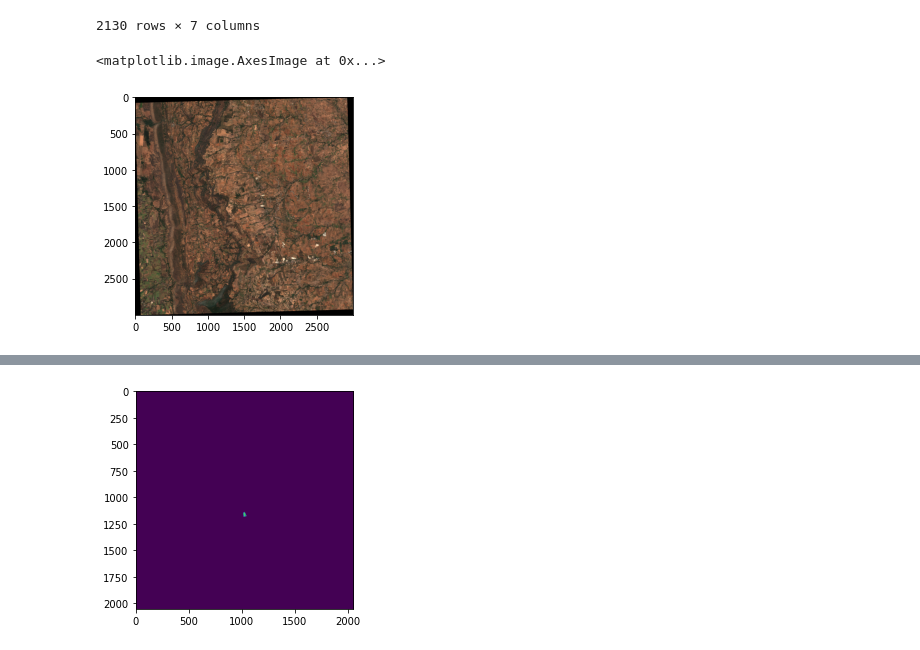
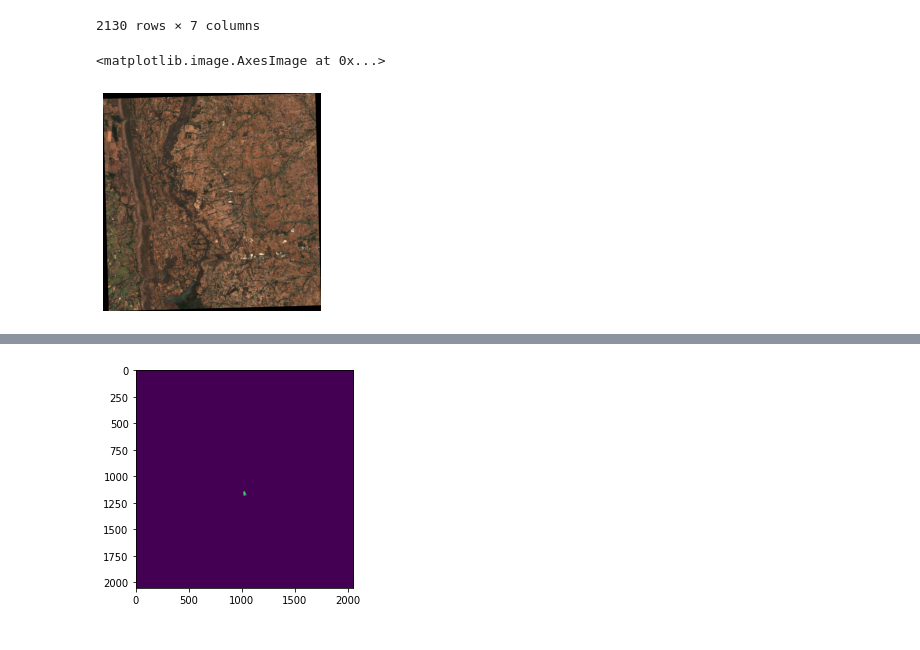
Before and after one commit to boat1603/TheMoon-AI-Robotics-Hackathon-2022-, a Jupyter notebook: 00-Data Exploration.ipynb, the cells around one changed output, grey strips where cells are left out. Cells and saved outputs as stored; diff of their text form; code cells hidden in the pictures.

```diff
--- a/00-Data Exploration.ipynb
+++ b/00-Data Exploration.ipynb
@@ -137,11 +137,11 @@ class ImageDataset(torch.utils.data.Dataset):
 dataset = ImageDataset(df_img)
 # %%
 rgb = dataset[1]['image']
-
+plt.axis('off')
 plt.imshow(rgb[:,:,::-1])
 # %% [output]
 <matplotlib.image.AxesImage at 0x...>
-[figure, old version]
+[figure, new version]
 # %%
 rgb.shape
 # %% [output]
```
Also changed, not shown: parts of 3 cells of this notebook, 6 other files.
